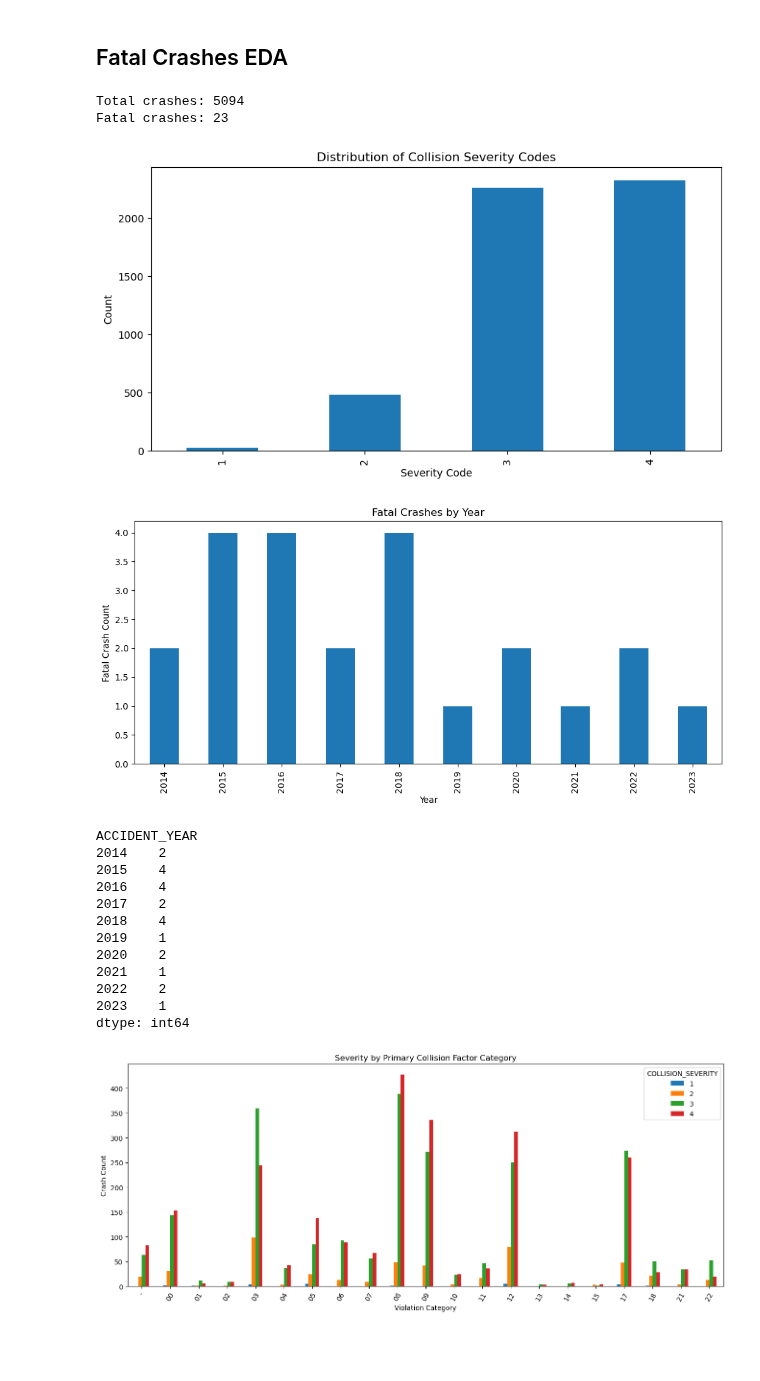
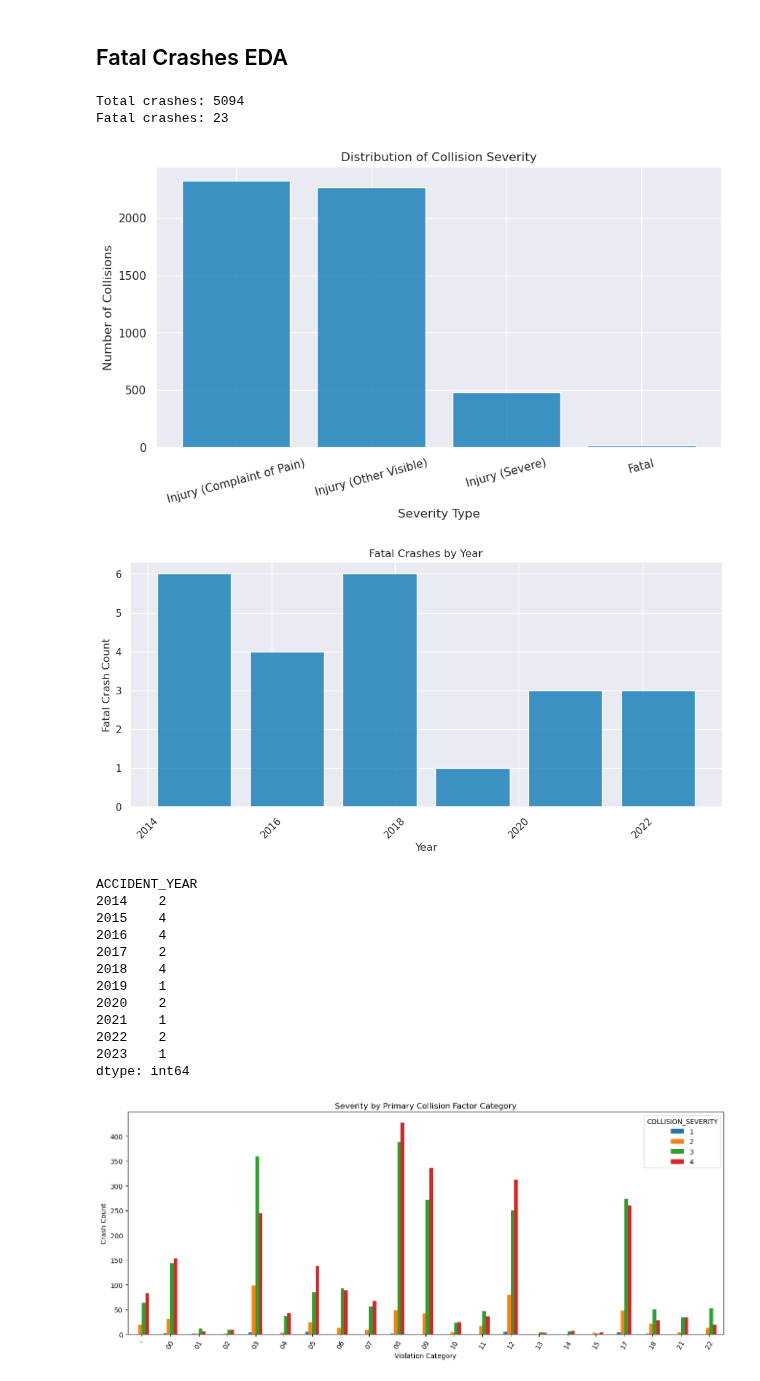
Before and after one commit to UCB-stat-159-f25/final-group07, a Jupyter notebook: data_exploration.ipynb, the cells around one changed output. Drawn from its saved outputs; the diff is of its cells as text; code cells hidden in the pictures; blank space fills up the shorter version.

```diff
--- a/data_exploration.ipynb
+++ b/data_exploration.ipynb
@@ -66,3 +68,6 @@ crashes['COLLISION_DATE_CLEAN'] = pd.to_datetime(crashes['COLLISION_DATE'], form
+# %%
+sns.set_theme(style = "darkgrid", palette = "colorblind")
+#sns.set_context("notebook", font_scale=1.5, rc={"lines.linewidth": 2.5})
 # %% [markdown]
 ### Covid 19
 # %%
@@ -106,10 +116,4 @@ plt.show()
 # %% [markdown]
 Cumulatively, it seems that crashes peak around September/October, before falling sharply during winter periods
-# %%
-crashes['COLLISION_MONTH'] = crashes['COLLISION_DATE_CLEAN'].dt.month
 # %%
-plt.figure(figsize=(10, 6))
-
-sns.countplot(data=crashes, x='COLLISION_MONTH', hue='ROAD_SURFACE_DESC')
-plt.title('Collisions by Month and Road Surface')
-plt.show()
+crashes['COLLISION_MONTH'] = crashes['COLLISION_DATE_CLEAN'].dt.month_name()
@@ -159,37 +234,49 @@ crashes.head()
 # %% [markdown]
 ## Fatal Crashes EDA
 # %%
-severity = crashes['COLLISION_SEVERITY'].dropna().astype(int)
+#severity = crashes['COLLISION_SEVERITY'].dropna().astype(int)
 
-# Fatal crashes: defined when NUMBER_KILLED > 0
+# Fatal crashes defined when NUMBER_KILLED > 0
 fatal_crashes = crashes[crashes['NUMBER_KILLED'] > 0]
 
 print("Total crashes:", len(crashes))
 print("Fatal crashes:", len(fatal_crashes))
 
 plt.figure(figsize=(10, 5))
-severity.value_counts().sort_index().plot(kind='bar')
-plt.title("Distribution of Collision Severity Codes")
-plt.xlabel("Severity Code")
-plt.ylabel("Count")
+sns.histplot(
+        data=crashes,
+        x="COLLISION_SEVERITY_DESC",
+        shrink = 0.8
+    )
+plt.title("Distribution of Collision Severity")
+plt.xlabel("Severity Type")
+plt.xticks(rotation = 15)
+plt.ylabel("Number of Collisions")
 plt.show()
 # %% [output]
 Total crashes: 5094
 Fatal crashes: 23
-[figure, old version]
+[figure, new version]
 # %%
-fatal_by_year = fatal_crashes.groupby('ACCIDENT_YEAR').size()
+#fatal_by_year = fatal_crashes.groupby('ACCIDENT_YEAR').size()
 
 plt.figure(figsize=(12, 5))
-fatal_by_year.plot(kind='bar')
+sns.histplot(
+        data=fatal_crashes,
+        x="ACCIDENT_YEAR",
+        shrink=0.8
+    )
+
+#fatal_by_year.plot(kind='bar')
 plt.title("Fatal Crashes by Year")
 plt.xlabel("Year")
 plt.ylabel("Fatal Crash Count")
+plt.xticks(rotation = 45)
 plt.show()
 
 print(fatal_by_year)
 # %% [output]
-[figure, old version]
+[figure, new version]
 ACCIDENT_YEAR
 2014    2
 2015    4
```
Also changed, not shown: parts of 11 cells of this notebook.
